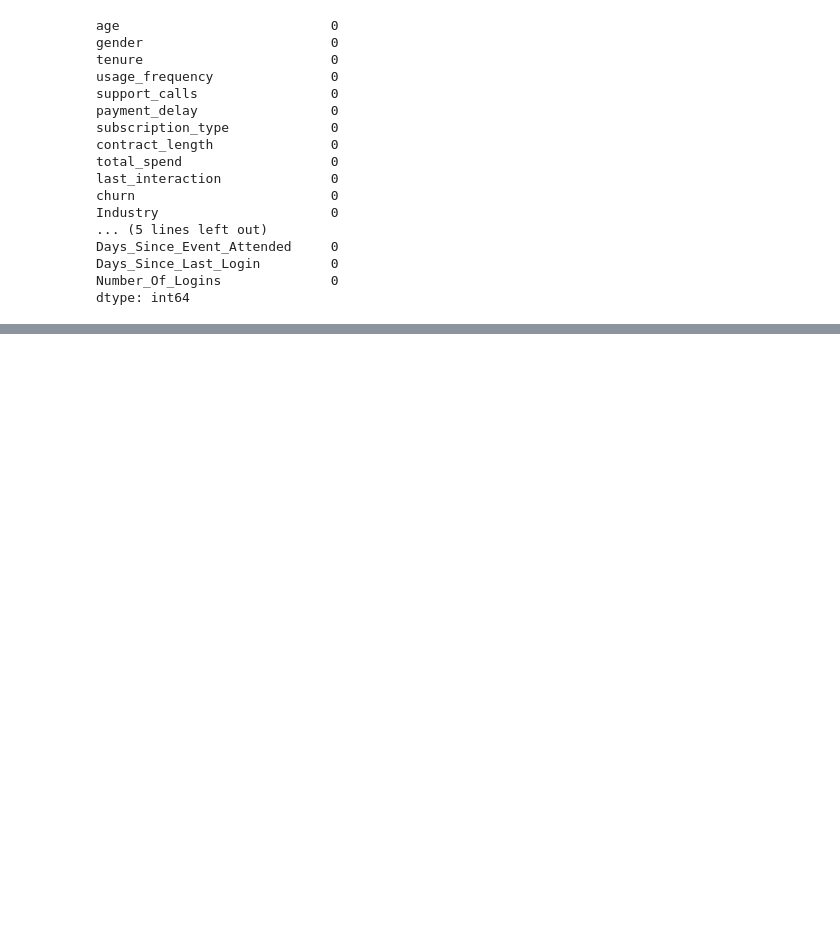
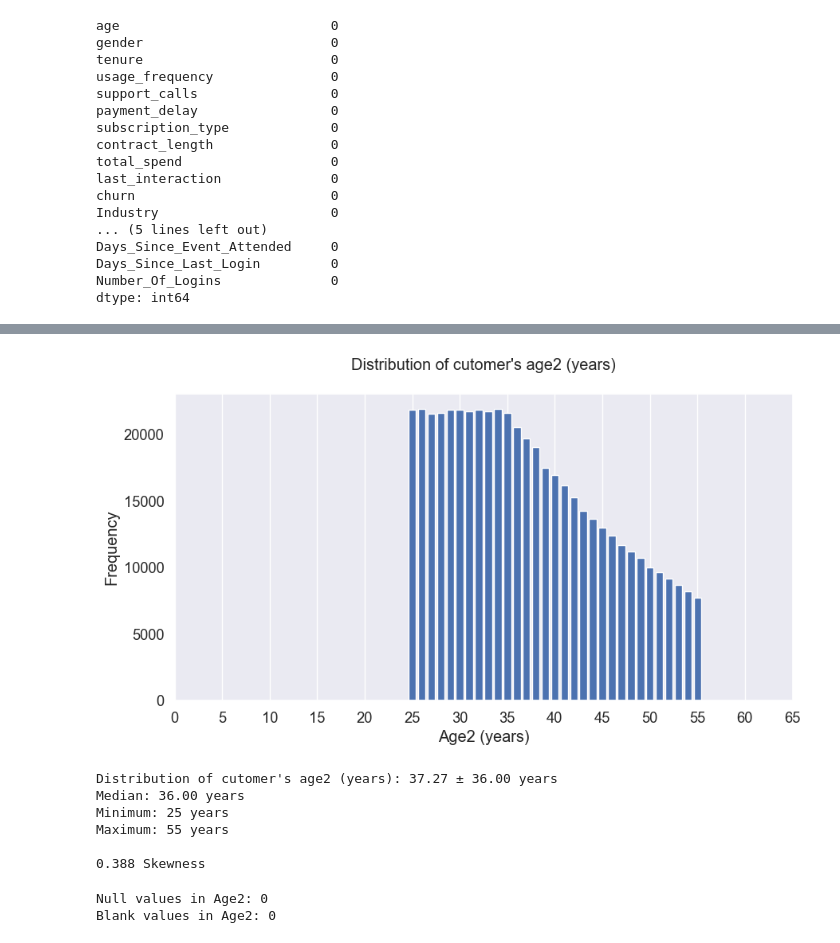
Before and after one commit to riche-cohorted/cohorted-pilot-project, a Jupyter notebook: cohorted-pilot-project/Main.ipynb, the cells around one changed output, grey strips where cells are left out. Saved outputs shown, nothing was run; the diff lists cells and outputs as text; code cells hidden in the pictures; blank space fills up the shorter version.

```diff
--- a/cohorted-pilot-project/Main.ipynb
+++ b/cohorted-pilot-project/Main.ipynb
@@ -1327,0 +1346,27 @@ dtype: int64
+# %%
+# Age range to simulate (you can adjust)
+ages = np.arange(25, 56)  # ages 25 to 55
+
+# Start with base weights
+weights = np.zeros_like(ages, dtype=float)
+
+# Give peak weights for ages 25–35
+for i, age in enumerate(ages):
+    if 25 <= age <= 35:
+        weights[i] = 1.0  # peak region
+    elif age > 35:
+        # decrease by ~5% per year after 35
+        weights[i] = max(0, 1.0 * (0.95 ** (age - 35)))
+    else:
+        # before 25, taper down a bit (optional)
+        weights[i] = 0.6 * (0.95 ** (25 - age))
+
+# Normalize weights to make them a probability distribution
+probs = weights / weights.sum()
+
+# Assign Age2 based on this custom distribution
+df["age2"] = np.random.choice(ages, size=len(df), p=probs)
+
+# Check the distribution
+print(df["age2"].describe())
+print(df["age2"].value_counts(normalize=True).sort_index())
@@ -1327,0 +1391,22 @@ dtype: int64
+# %%
+make_barplot(df, 'age2', custom_ticks=np.arange(0, 66, 5), additional=' (years)', unit='years')
+# %% [output]
+[figure, added]
+Distribution of cutomer's age2 (years): 37.27 ± 36.00 years
+Median: 36.00 years
+Minimum: 25 years
+Maximum: 55 years
+
+0.388 Skewness
+# %%
+# Check how many nulls
+null_count = df["age2"].isnull().sum()
+
+# Check how many blanks (in case column is string/object type)
+blank_count = (df["age2"] == "").sum()
+
+print(f"Null values in Age2: {null_count}")
+print(f"Blank values in Age2: {blank_count}")
+# %% [output]
+Null values in Age2: 0
+Blank values in Age2: 0
```
Also changed, not shown: parts of 8 cells of this notebook.
